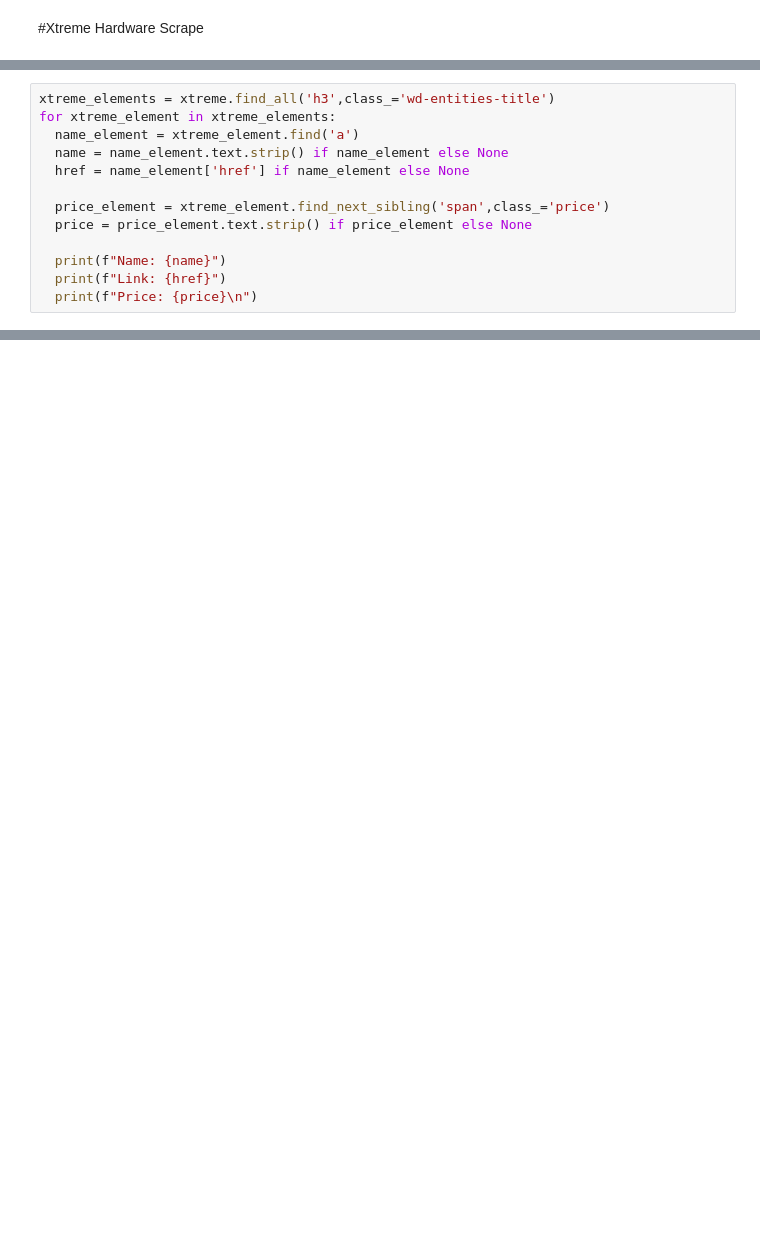
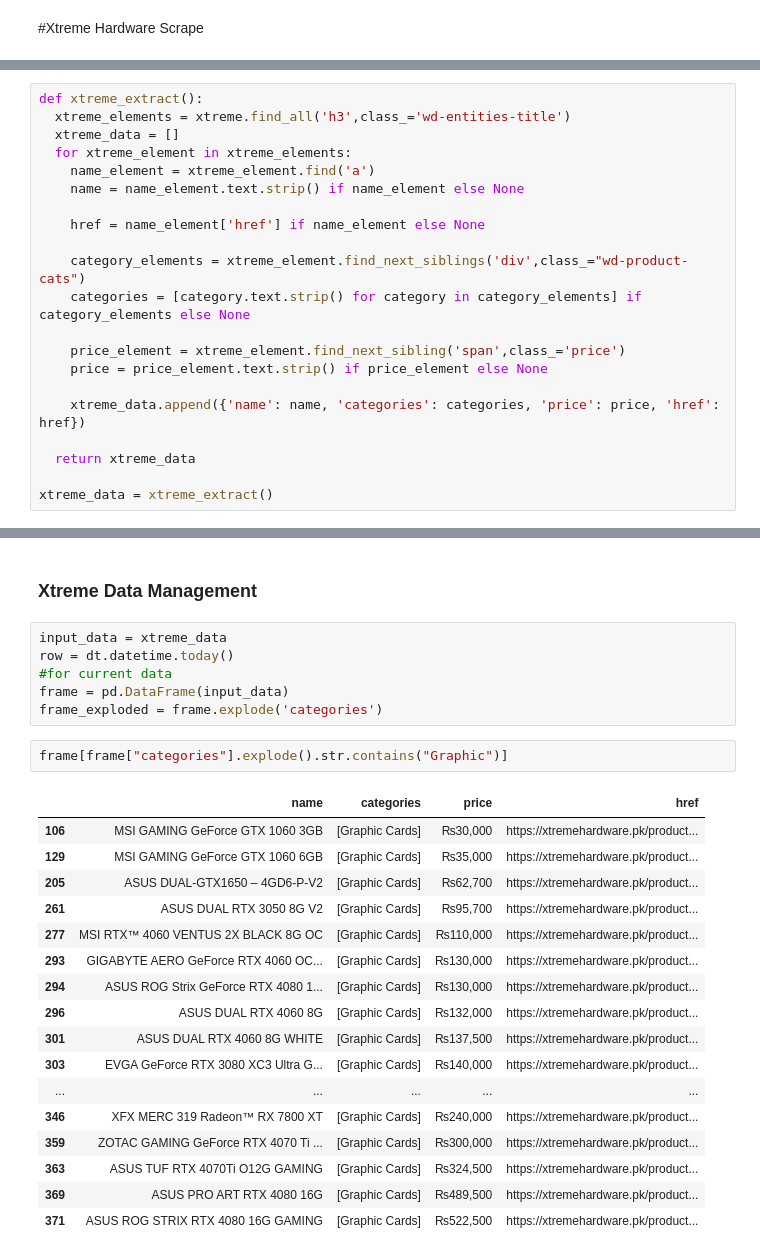
Before and after one commit to AhmedB479/Pakistan-PC-Price-list-webscrapper, a Jupyter notebook: PC_Part_Scraper.ipynb, the cells around one changed output, grey strips where cells are left out. Cells and saved outputs as stored; diff of their text form; blank space fills up the shorter version.

Commit message:
Done scrapping xtreme for now

```diff
--- a/PC_Part_Scraper.ipynb
+++ b/PC_Part_Scraper.ipynb
@@ -48,13 +70,21 @@ xtreme = get_all_pages(base_url,category[index],2)
 # %%
-xtreme_elements = xtreme.find_all('h3',class_='wd-entities-title')
-for xtreme_element in xtreme_elements:
-  name_element = xtreme_element.find('a')
-  name = name_element.text.strip() if name_element else None
-  href = name_element['href'] if name_element else None
+def xtreme_extract():
+  xtreme_elements = xtreme.find_all('h3',class_='wd-entities-title')
+  xtreme_data = []
+  for xtreme_element in xtreme_elements:
+    name_element = xtreme_element.find('a')
+    name = name_element.text.strip() if name_element else None
 
-  price_element = xtreme_element.find_next_sibling('span',class_='price')
-  price = price_element.text.strip() if price_element else None
+    href = name_element['href'] if name_element else None
 
-  print(f"Name: {name}")
-  print(f"Link: {href}")
-  print(f"Price: {price}\n")
+    category_elements = xtreme_element.find_next_siblings('div',class_="wd-product-cats")
+    categories = [category.text.strip() for category in category_elements] if category_elements else None
+
+    price_element = xtreme_element.find_next_sibling('span',class_='price')
+    price = price_element.text.strip() if price_element else None
+
+    xtreme_data.append({'name': name, 'categories': categories, 'price': price, 'href': href})
+
+  return xtreme_data
+
+xtreme_data = xtreme_extract()
@@ -66,0 +140,28 @@ Price: ₨14,500
+# %% [markdown]
+### Xtreme Data Management
+# %%
+input_data = xtreme_data
+row = dt.datetime.today()
+#for current data
+frame = pd.DataFrame(input_data)
+frame_exploded = frame.explode('categories')
+# %%
+frame[frame["categories"].explode().str.contains("Graphic")]
+# %% [output]
+|  | name | categories | price | href |
+| 106 | MSI GAMING GeForce GTX 1060 3GB | [Graphic Cards] | ₨30,000 | https://xtremehardware.pk/product... |
+| 129 | MSI GAMING GeForce GTX 1060 6GB | [Graphic Cards] | ₨35,000 | https://xtremehardware.pk/product... |
+| 205 | ASUS DUAL-GTX1650 – 4GD6-P-V2 | [Graphic Cards] | ₨62,700 | https://xtremehardware.pk/product... |
+| 261 | ASUS DUAL RTX 3050 8G V2 | [Graphic Cards] | ₨95,700 | https://xtremehardware.pk/product... |
+| 277 | MSI RTX™ 4060 VENTUS 2X BLACK 8G OC | [Graphic Cards] | ₨110,000 | https://xtremehardware.pk/product... |
+| 293 | GIGABYTE AERO GeForce RTX 4060 OC... | [Graphic Cards] | ₨130,000 | https://xtremehardware.pk/product... |
+| 294 | ASUS ROG Strix GeForce RTX 4080 1... | [Graphic Cards] | ₨130,000 | https://xtremehardware.pk/product... |
+| 296 | ASUS DUAL RTX 4060 8G | [Graphic Cards] | ₨132,000 | https://xtremehardware.pk/product... |
+| 301 | ASUS DUAL RTX 4060 8G WHITE | [Graphic Cards] | ₨137,500 | https://xtremehardware.pk/product... |
+| 303 | EVGA GeForce RTX 3080 XC3 Ultra G... | [Graphic Cards] | ₨140,000 | https://xtremehardware.pk/product... |
+| ... | ... | ... | ... | ... |
+| 346 | XFX MERC 319 Radeon™ RX 7800 XT | [Graphic Cards] | ₨240,000 | https://xtremehardware.pk/product... |
+| 359 | ZOTAC GAMING GeForce RTX 4070 Ti ... | [Graphic Cards] | ₨300,000 | https://xtremehardware.pk/product... |
+| 363 | ASUS TUF RTX 4070Ti O12G GAMING | [Graphic Cards] | ₨324,500 | https://xtremehardware.pk/product... |
+| 369 | ASUS PRO ART RTX 4080 16G | [Graphic Cards] | ₨489,500 | https://xtremehardware.pk/product... |
+| 371 | ASUS ROG STRIX RTX 4080 16G GAMING | [Graphic Cards] | ₨522,500 | https://xtremehardware.pk/product... |
```
Also changed, not shown: parts of 9 cells of this notebook.
